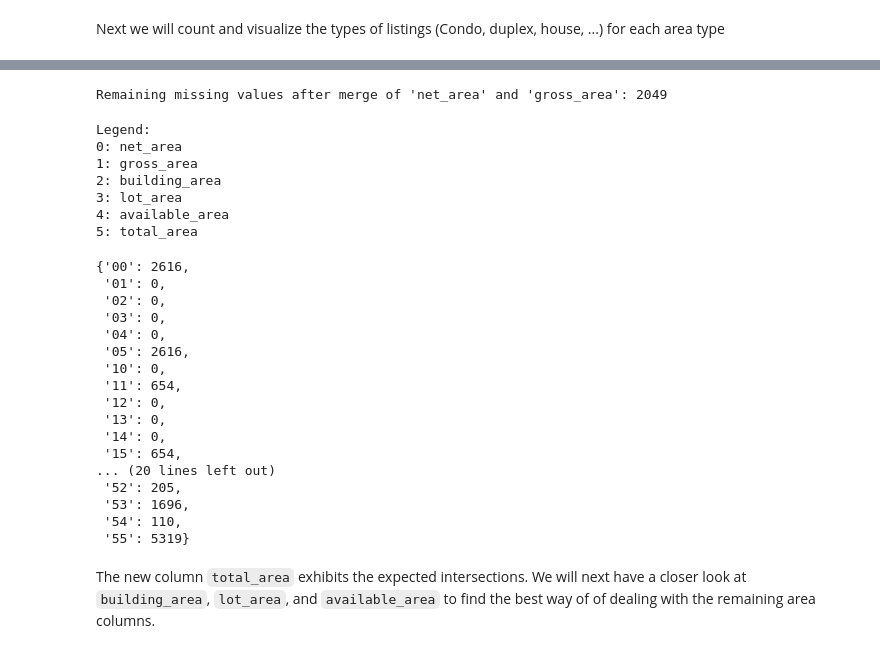
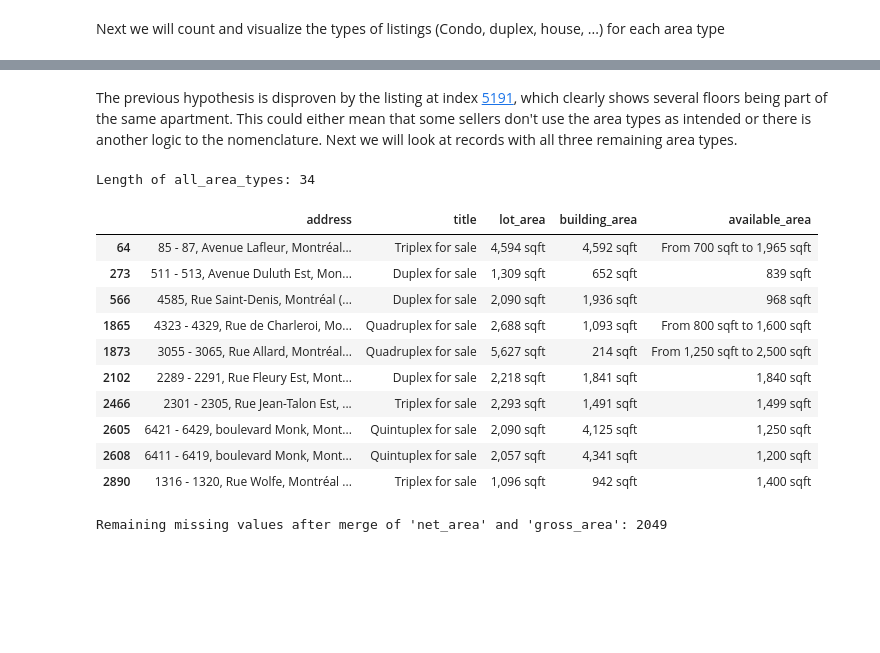
Before and after one commit to Jahnic/Data-Science, a Jupyter notebook: RealEstate/real_estate_scrape.ipynb, the cells around one changed output, grey strips where cells are left out. Cells and saved outputs as stored; diff of their text form; code cells hidden in the pictures; blank space fills up the shorter version.

```diff
--- a/RealEstate/real_estate_scrape.ipynb
+++ b/RealEstate/real_estate_scrape.ipynb
@@ -1364,3 +1393,24 @@ Net and gross area, consequently, have no intersections. Additionally net and gr
+# %% [markdown]
+The previous hypothesis is disproven by the listing at index [5191](https://www.centris.ca/en/4plex~for-sale~montreal-ville-marie/11694040?view=Summary&uc=4), which clearly shows several floors being part of the same apartment. This could either mean that some sellers don't use the area types as intended or there is another logic to the nomenclature. Next we will look at records with all three remaining area types.
+# %%
+# Listings with non-null records for all three area types
+all_area_types = df[df.building_area.notnull() & df.lot_area.notnull() & df.available_area.notnull()].\
+    loc[:, ['address', 'title', "lot_area", "building_area", "available_area"]]
+print("Length of all_area_types:", all_area_types.shape[0])
+all_area_types.head(10)
+# %% [output]
+Length of all_area_types: 34
+|  | address | title | lot_area | building_area | available_area |
+| 64 | 85 - 87, Avenue Lafleur, Montréal... | Triplex for sale | 4,594 sqft | 4,592 sqft | From 700 sqft to 1,965 sqft |
+| 273 | 511 - 513, Avenue Duluth Est, Mon... | Duplex for sale | 1,309 sqft | 652 sqft | 839 sqft |
+| 566 | 4585, Rue Saint-Denis, Montréal (... | Duplex for sale | 2,090 sqft | 1,936 sqft | 968 sqft |
+| 1865 | 4323 - 4329, Rue de Charleroi, Mo... | Quadruplex for sale | 2,688 sqft | 1,093 sqft | From 800 sqft to 1,600 sqft |
+| 1873 | 3055 - 3065, Rue Allard, Montréal... | Quadruplex for sale | 5,627 sqft | 214 sqft | From 1,250 sqft to 2,500 sqft |
+| 2102 | 2289 - 2291, Rue Fleury Est, Mont... | Duplex for sale | 2,218 sqft | 1,841 sqft | 1,840 sqft |
+| 2466 | 2301 - 2305, Rue Jean-Talon Est, ... | Triplex for sale | 2,293 sqft | 1,491 sqft | 1,499 sqft |
+| 2605 | 6421 - 6429, boulevard Monk, Mont... | Quintuplex for sale | 2,090 sqft | 4,125 sqft | 1,250 sqft |
+| 2608 | 6411 - 6419, boulevard Monk, Mont... | Quintuplex for sale | 2,057 sqft | 4,341 sqft | 1,200 sqft |
+| 2890 | 1316 - 1320, Rue Wolfe, Montréal ... | Triplex for sale | 1,096 sqft | 942 sqft | 1,400 sqft |
 # %%
 # Merge "net_area" and "gross_area" -> "total_area"
 total_area = df_area.net_area.astype(float).fillna(0)\
@@ -1371,32 +1421,3 @@ missing = total_area.apply(lambda x: x == 0)
 print("Remaining missing values after merge of 'net_area' and 'gross_area':", missing.sum())
 # %% [output]
 Remaining missing values after merge of 'net_area' and 'gross_area': 2049
-# %%
-compute_col_intersections(df_area)
-# %% [output]
-Legend:
-0: net_area
-1: gross_area
-2: building_area
-3: lot_area
-4: available_area
-5: total_area
-{'00': 2616,
- '01': 0,
- '02': 0,
- '03': 0,
- '04': 0,
- '05': 2616,
- '10': 0,
- '11': 654,
- '12': 0,
- '13': 0,
- '14': 0,
- '15': 654,
-... (20 lines left out)
- '52': 205,
- '53': 1696,
- '54': 110,
- '55': 5319}
-# %% [markdown]
-The new column `total_area` exhibits the expected intersections. We will next have a closer look at `building_area`, `lot_area`, and `available_area` to find the best way of of dealing with the remaining area columns.
```
Also changed, not shown: parts of 7 cells of this notebook.
